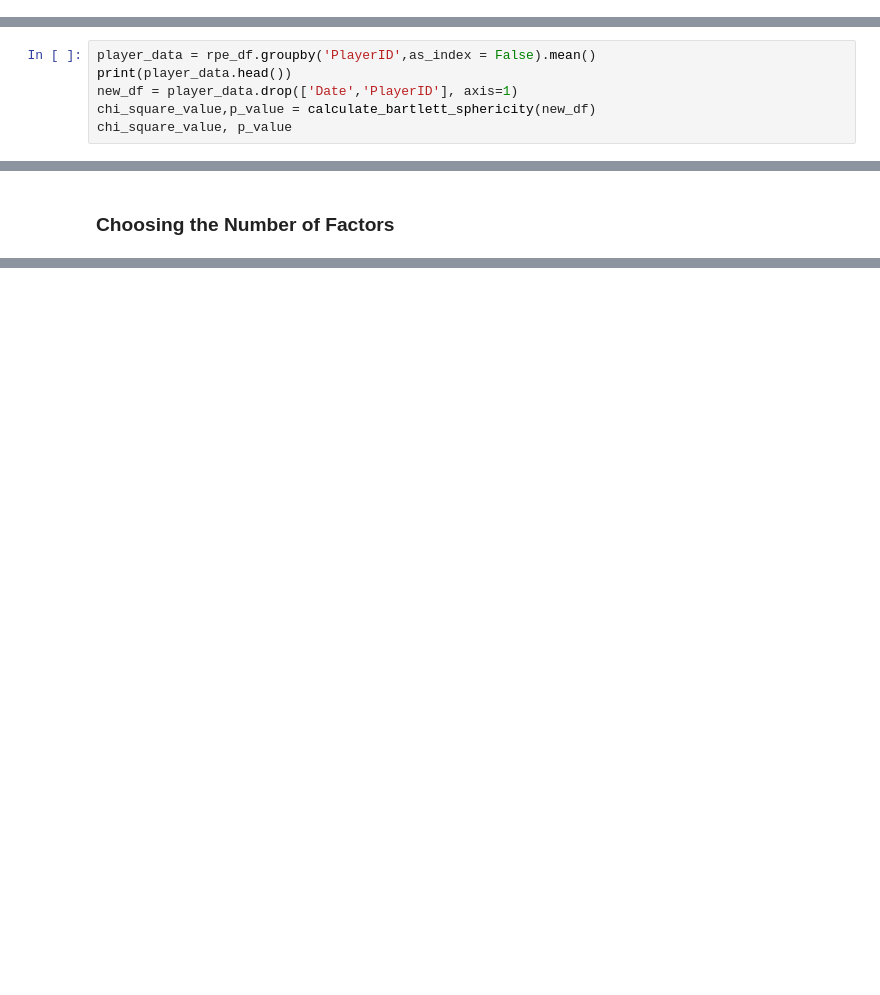
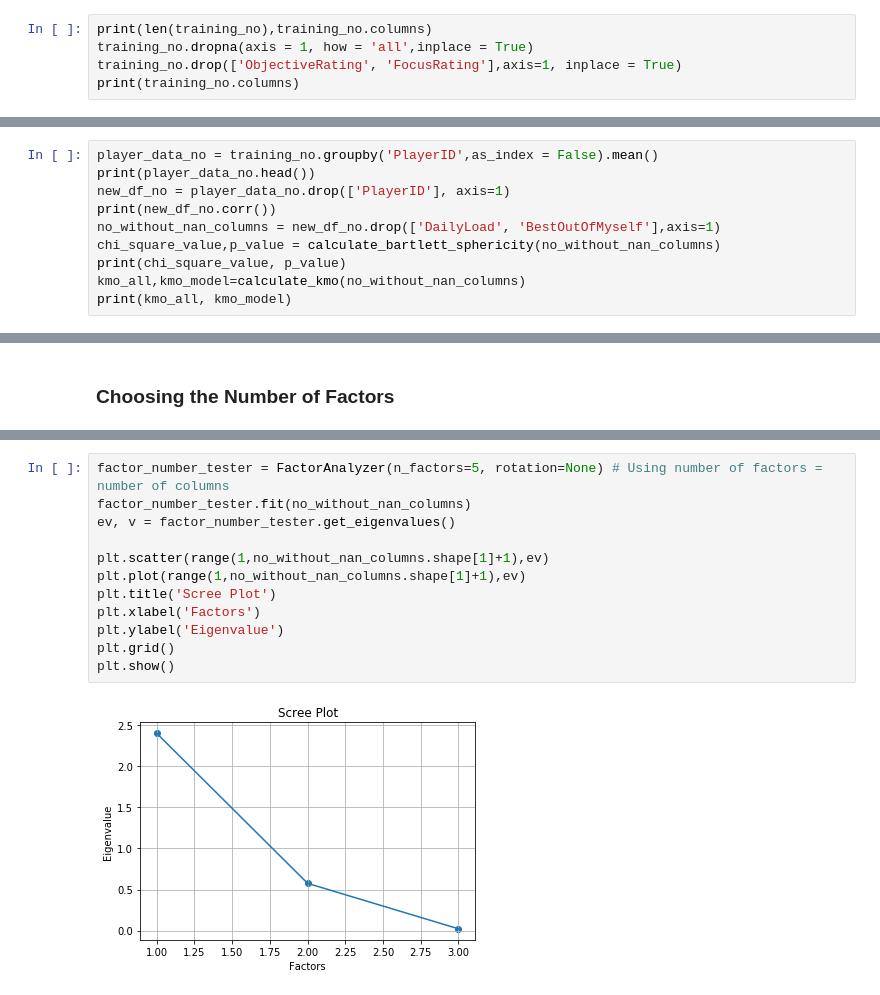
Before and after one commit to JoeRoussy/sta2453-project-1, a Jupyter notebook: rpe_factor_analysis.ipynb, the cells around one changed output, grey strips where cells are left out. Drawn from its saved outputs; the diff is of its cells as text; blank space fills up the shorter version.

```diff
--- a/rpe_factor_analysis.ipynb
+++ b/rpe_factor_analysis.ipynb
@@ -159,0 +210,5 @@ We still need to drop date and player id before I make the factor analysis datas
+# %%
+print(len(training_no),training_no.columns)
+training_no.dropna(axis = 1, how = 'all',inplace = True)
+training_no.drop(['ObjectiveRating', 'FocusRating'],axis=1, inplace = True)
+print(training_no.columns)
@@ -205,7 +302,11 @@ df_with_dummies.corr()
 # %%
-player_data = rpe_df.groupby('PlayerID',as_index = False).mean()
-print(player_data.head())
-new_df = player_data.drop(['Date','PlayerID'], axis=1)
-chi_square_value,p_value = calculate_bartlett_sphericity(new_df)
-chi_square_value, p_value
+player_data_no = training_no.groupby('PlayerID',as_index = False).mean()
+print(player_data_no.head())
+new_df_no = player_data_no.drop(['PlayerID'], axis=1)
+print(new_df_no.corr())
+no_without_nan_columns = new_df_no.drop(['DailyLoad', 'BestOutOfMyself'],axis=1)
+chi_square_value,p_value = calculate_bartlett_sphericity(no_without_nan_columns)
+print(chi_square_value, p_value)
+kmo_all,kmo_model=calculate_kmo(no_without_nan_columns)
+print(kmo_all, kmo_model)
 # %% [output]
@@ -286,0 +372,14 @@ Index(['Training', 'Duration', 'RPE', 'SessionLoad', 'DailyLoad', 'AcuteLoad',
+# %%
+factor_number_tester = FactorAnalyzer(n_factors=5, rotation=None) # Using number of factors = number of columns
+factor_number_tester.fit(no_without_nan_columns)
+ev, v = factor_number_tester.get_eigenvalues()
+
+plt.scatter(range(1,no_without_nan_columns.shape[1]+1),ev)
+plt.plot(range(1,no_without_nan_columns.shape[1]+1),ev)
+plt.title('Scree Plot')
+plt.xlabel('Factors')
+plt.ylabel('Eigenvalue')
+plt.grid()
+plt.show()
+# %% [output]
+[figure, added]
```
Also changed, not shown: parts of 23 cells of this notebook.
